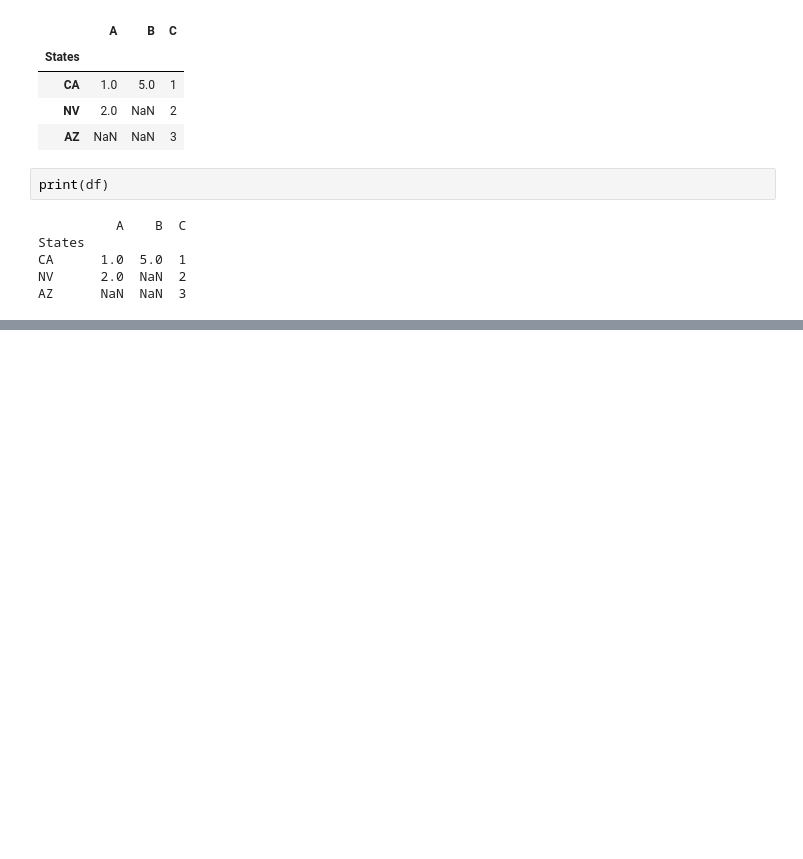
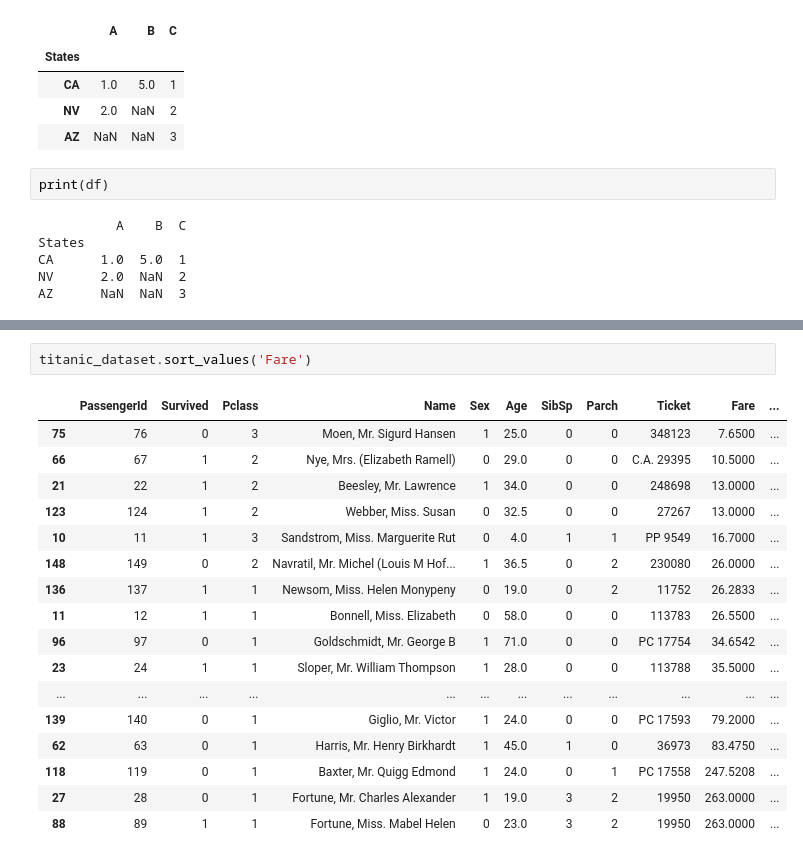
Before and after one commit to KarthikRaghavan-Annamalai/Data-Science-Machine-Learning, a Jupyter notebook: Notebooks/Data_Science_Machine_Learning_Part_6.ipynb, the cells around one changed output, grey strips where cells are left out. Drawn from its saved outputs; the diff is of its cells as text; blank space fills up the shorter version.

```diff
--- a/Notebooks/Data_Science_Machine_Learning_Part_6.ipynb
+++ b/Notebooks/Data_Science_Machine_Learning_Part_6.ipynb
@@ -963,0 +1358,20 @@ AZ      NaN  NaN  3
+# %%
+titanic_dataset.sort_values('Fare')
+# %% [output]
+|  | PassengerId | Survived | Pclass | Name | Sex | Age | SibSp | Parch | Ticket | Fare | ... |
+| 75 | 76 | 0 | 3 | Moen, Mr. Sigurd Hansen | 1 | 25.0 | 0 | 0 | 348123 | 7.6500 | ... |
+| 66 | 67 | 1 | 2 | Nye, Mrs. (Elizabeth Ramell) | 0 | 29.0 | 0 | 0 | C.A. 29395 | 10.5000 | ... |
+| 21 | 22 | 1 | 2 | Beesley, Mr. Lawrence | 1 | 34.0 | 0 | 0 | 248698 | 13.0000 | ... |
+| 123 | 124 | 1 | 2 | Webber, Miss. Susan | 0 | 32.5 | 0 | 0 | 27267 | 13.0000 | ... |
+| 10 | 11 | 1 | 3 | Sandstrom, Miss. Marguerite Rut | 0 | 4.0 | 1 | 1 | PP 9549 | 16.7000 | ... |
+| 148 | 149 | 0 | 2 | Navratil, Mr. Michel (Louis M Hof... | 1 | 36.5 | 0 | 2 | 230080 | 26.0000 | ... |
+| 136 | 137 | 1 | 1 | Newsom, Miss. Helen Monypeny | 0 | 19.0 | 0 | 2 | 11752 | 26.2833 | ... |
+| 11 | 12 | 1 | 1 | Bonnell, Miss. Elizabeth | 0 | 58.0 | 0 | 0 | 113783 | 26.5500 | ... |
+| 96 | 97 | 0 | 1 | Goldschmidt, Mr. George B | 1 | 71.0 | 0 | 0 | PC 17754 | 34.6542 | ... |
+| 23 | 24 | 1 | 1 | Sloper, Mr. William Thompson | 1 | 28.0 | 0 | 0 | 113788 | 35.5000 | ... |
+| ... | ... | ... | ... | ... | ... | ... | ... | ... | ... | ... | ... |
+| 139 | 140 | 0 | 1 | Giglio, Mr. Victor | 1 | 24.0 | 0 | 0 | PC 17593 | 79.2000 | ... |
+| 62 | 63 | 0 | 1 | Harris, Mr. Henry Birkhardt | 1 | 45.0 | 1 | 0 | 36973 | 83.4750 | ... |
+| 118 | 119 | 0 | 1 | Baxter, Mr. Quigg Edmond | 1 | 24.0 | 0 | 1 | PC 17558 | 247.5208 | ... |
+| 27 | 28 | 0 | 1 | Fortune, Mr. Charles Alexander | 1 | 19.0 | 3 | 2 | 19950 | 263.0000 | ... |
+| 88 | 89 | 1 | 1 | Fortune, Miss. Mabel Helen | 0 | 23.0 | 3 | 2 | 19950 | 263.0000 | ... |
```
Also changed, not shown: parts of 52 cells of this notebook.
